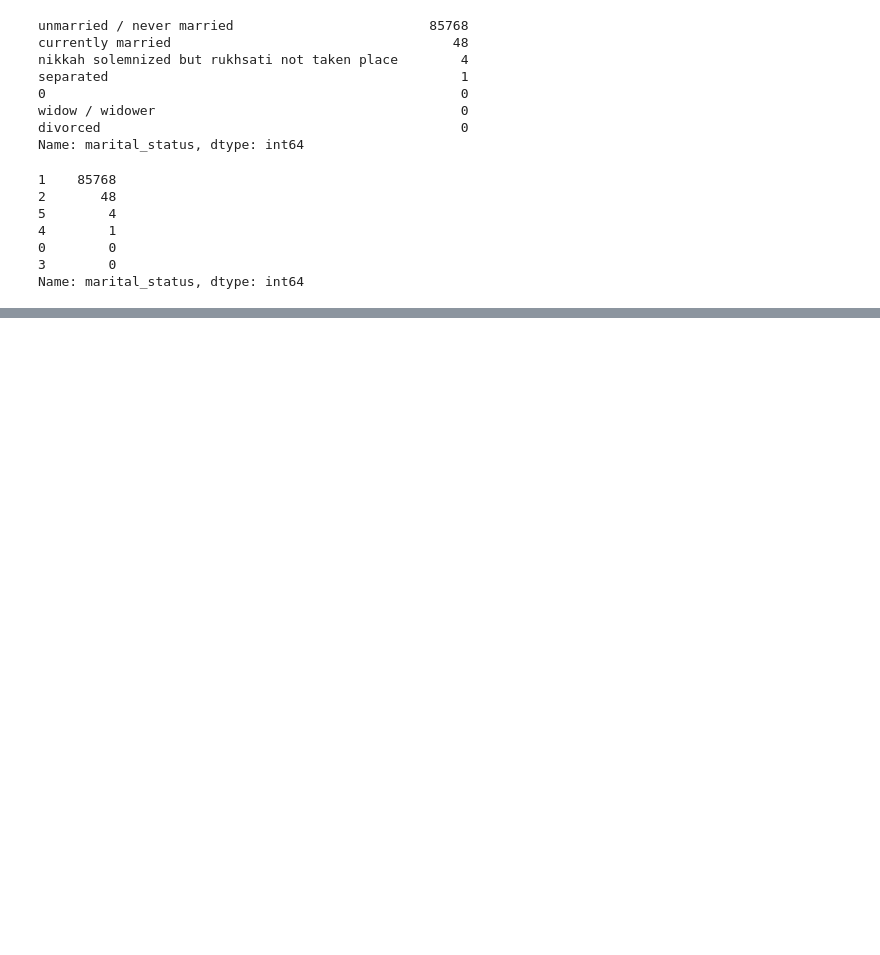
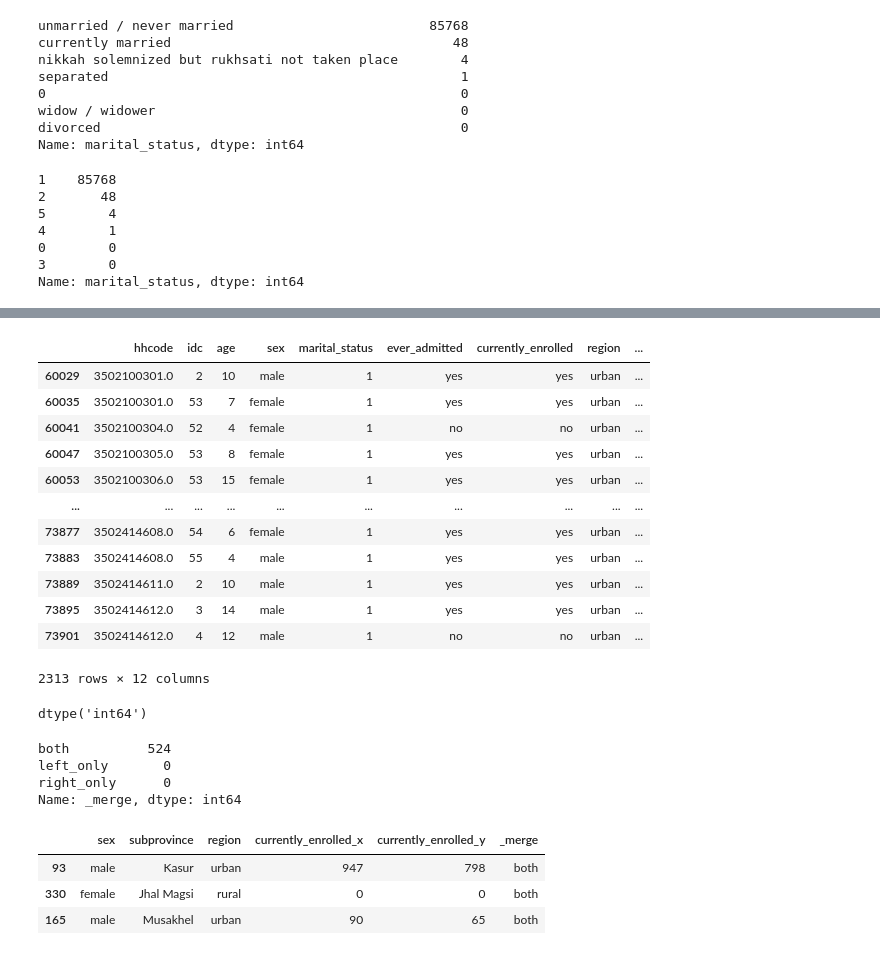
Before and after one commit to preetkhowaja/taliban_impact_pakistan, a Jupyter notebook: 10_data_cleaning/PSLM-1819.ipynb, the cells around one changed output, grey strips where cells are left out. Saved outputs shown, nothing was run; the diff lists cells and outputs as text; code cells hidden in the pictures; blank space fills up the shorter version.

Commit message:
aggregated data for 2018-2019

```diff
--- a/10_data_cleaning/PSLM-1819.ipynb
+++ b/10_data_cleaning/PSLM-1819.ipynb
@@ -231,3 +243,19 @@ Name: marital_status, dtype: int64
 # %%
 # Save to csv
 years18_19_.to_csv('/Users/preetkhowaja/Documents/midssp2022/unifying/uds-2022-ids-701-team-3/10_data_cleaning/clean_preet/years18_19_.csv', index_label='id')
+# %%
+years18_19_[(years18_19_.subprovince == 'Korangi')]
+# %% [output]
+|  | hhcode | idc | age | sex | marital_status | ever_admitted | currently_enrolled | region | ... |
+| 60029 | 3502100301.0 | 2 | 10 | male | 1 | yes | yes | urban | ... |
+| 60035 | 3502100301.0 | 53 | 7 | female | 1 | yes | yes | urban | ... |
+| 60041 | 3502100304.0 | 52 | 4 | female | 1 | no | no | urban | ... |
+| 60047 | 3502100305.0 | 53 | 8 | female | 1 | yes | yes | urban | ... |
+| 60053 | 3502100306.0 | 53 | 15 | female | 1 | yes | yes | urban | ... |
+| ... | ... | ... | ... | ... | ... | ... | ... | ... | ... |
+| 73877 | 3502414608.0 | 54 | 6 | female | 1 | yes | yes | urban | ... |
+| 73883 | 3502414608.0 | 55 | 4 | male | 1 | yes | yes | urban | ... |
+| 73889 | 3502414611.0 | 2 | 10 | male | 1 | yes | yes | urban | ... |
+| 73895 | 3502414612.0 | 3 | 14 | male | 1 | yes | yes | urban | ... |
+| 73901 | 3502414612.0 | 4 | 12 | male | 1 | no | no | urban | ... |
+2313 rows × 12 columns
@@ -233,0 +267,28 @@ years18_19_.to_csv('/Users/preetkhowaja/Documents/midssp2022/unifying/uds-2022-i
+# %%
+years18_19_.currently_enrolled.dtype
+# %% [output]
+dtype('int64')
+# %%
+#check region for anomalies
+# years19_20_.region.value_counts()
+# years19_20_["region"].replace(3, "urban", inplace=True)
+# aggregate dataset for sample population
+df_grp_1 = years18_19_.groupby(["sex","subprovince","region"])["currently_enrolled"].count().reset_index()
+# aggregate dataset for enrollment total
+df_grp_2 = years18_19_.groupby(["sex","subprovince","region"])["currently_enrolled"].sum().reset_index()
+# merge data set
+df_grp_merge = pd.merge(df_grp_1, df_grp_2, on=["sex","subprovince","region"], indicator=True)
+# check merge
+df_grp_merge._merge.value_counts()
+# %% [output]
+both          524
+left_only       0
+right_only      0
+Name: _merge, dtype: int64
+# %%
+df_grp_merge.sample(3)
+# %% [output]
+|  | sex | subprovince | region | currently_enrolled_x | currently_enrolled_y | _merge |
+| 93 | male | Kasur | urban | 947 | 798 | both |
+| 330 | female | Jhal Magsi | rural | 0 | 0 | both |
+| 165 | male | Musakhel | urban | 90 | 65 | both |
```
Also changed, not shown: parts of 12 cells of this notebook, 1 other file.
